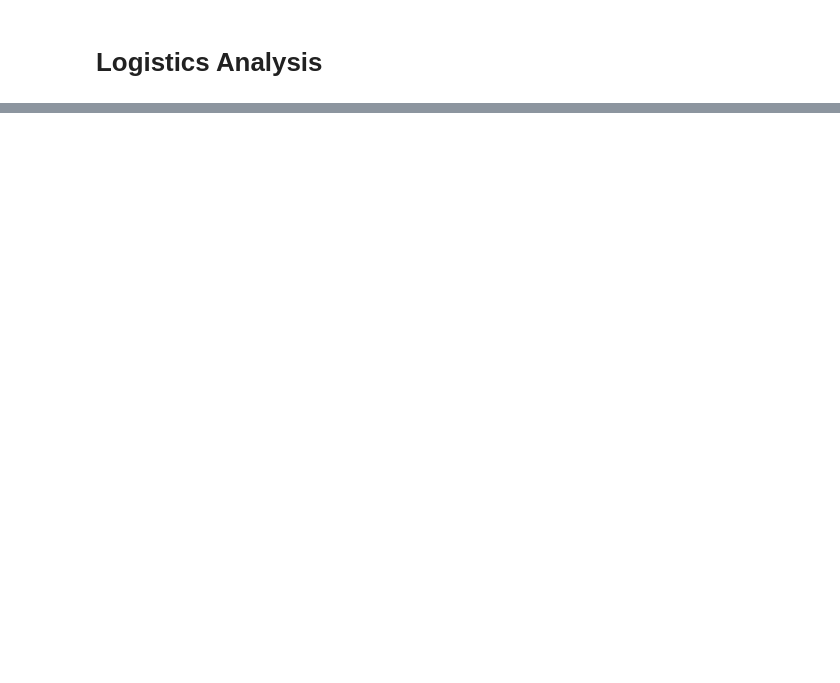
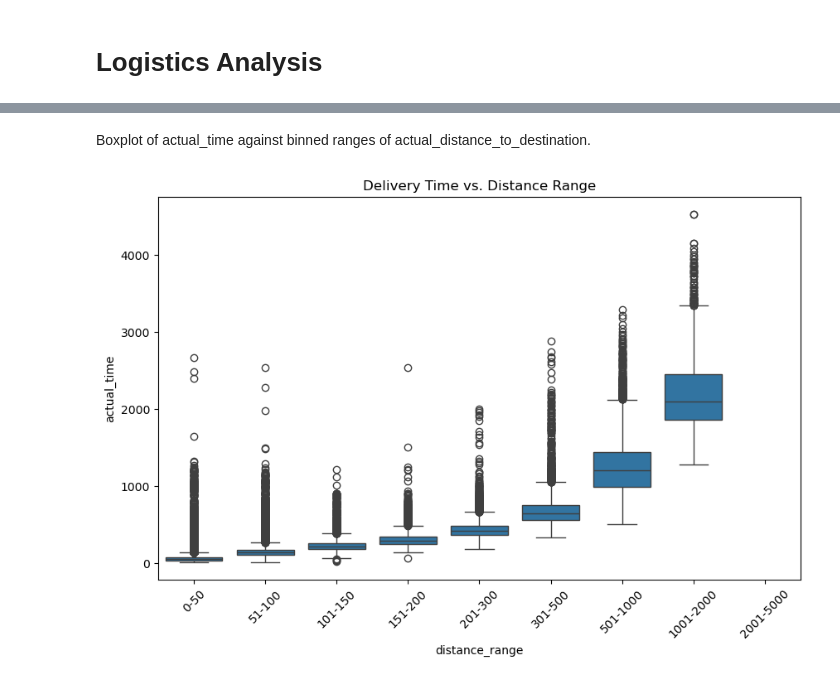
Before and after one commit to MiltonGreat/Delhivery-Logistics-Analysis, a Jupyter notebook: Logistics Analysis.ipynb, the cells around one changed output, grey strips where cells are left out. Cells and saved outputs as stored; diff of their text form; code cells hidden in the pictures; blank space fills up the shorter version.

```diff
--- a/Logistics Analysis.ipynb
+++ b/Logistics Analysis.ipynb
@@ -213,0 +135,15 @@ Estimated Cost Savings: 14146282.07 units
+# %% [markdown]
+Boxplot of actual_time against binned ranges of actual_distance_to_destination.
+# %%
+# Boxplot for Delivery Time vs. Distance
+bins = [0, 50, 100, 150, 200, 300, 500, 1000, 2000, 5000]
+labels = ['0-50', '51-100', '101-150', '151-200', '201-300', '301-500', '501-1000', '1001-2000', '2001-5000']
+df['distance_range'] = pd.cut(df['actual_distance_to_destination'], bins=bins, labels=labels)
+
+plt.figure(figsize=(10, 6))
+sns.boxplot(x='distance_range', y='actual_time', data=df)
+plt.title('Delivery Time vs. Distance Range')
+plt.xticks(rotation=45)
+plt.show()
+# %% [output]
+[figure, added]
```
Also changed, not shown: parts of 48 cells of this notebook.
